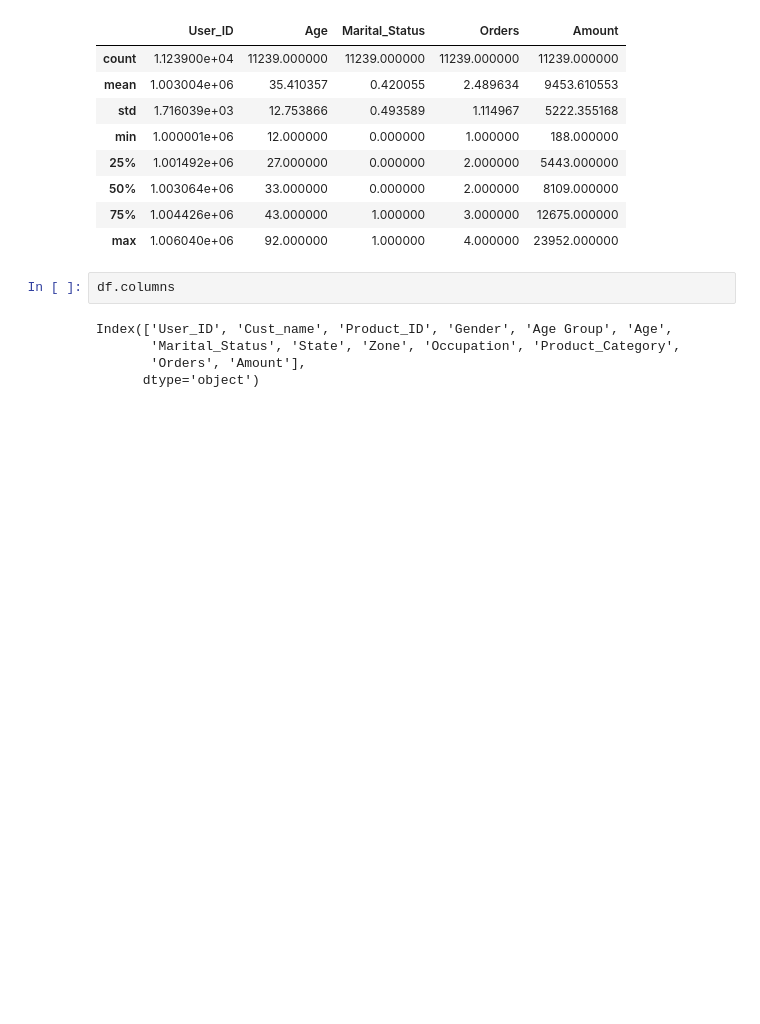
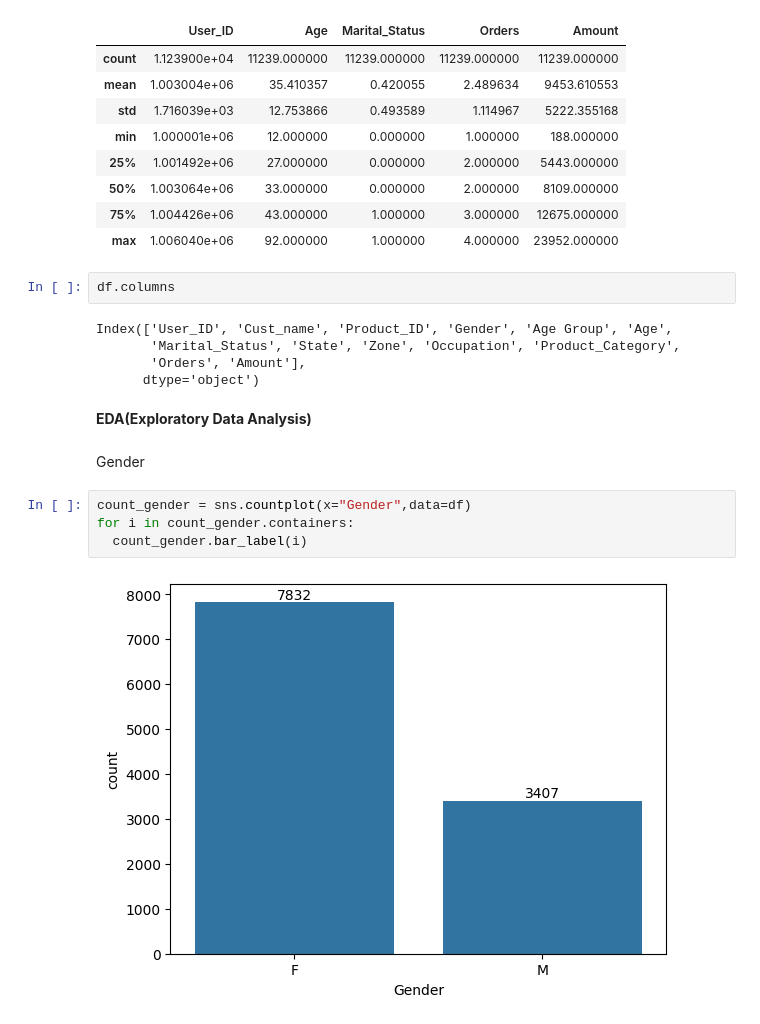
Before and after one commit to Kamal-Damani/Diwali_Customer_Analytics_Python, a Jupyter notebook: Diwali_Sales_analysis_Pandas.ipynb, the cells around one changed output. Cells and saved outputs as stored; diff of their text form; blank space fills up the shorter version.

```diff
--- a/Diwali_Sales_analysis_Pandas.ipynb
+++ b/Diwali_Sales_analysis_Pandas.ipynb
@@ -156,3 +156,13 @@ Index(['User_ID', 'Cust_name', 'Product_ID', 'Gender', 'Age Group', 'Age',
        'Marital_Status', 'State', 'Zone', 'Occupation', 'Product_Category',
        'Orders', 'Amount'],
       dtype='object')
+# %% [markdown]
+**EDA(Exploratory Data Analysis)**
+# %% [markdown]
+Gender
+# %%
+count_gender = sns.countplot(x="Gender",data=df)
+for i in count_gender.containers:
+  count_gender.bar_label(i)
+# %% [output]
+[figure, added]
```
Also changed, not shown: parts of 3 cells of this notebook.
